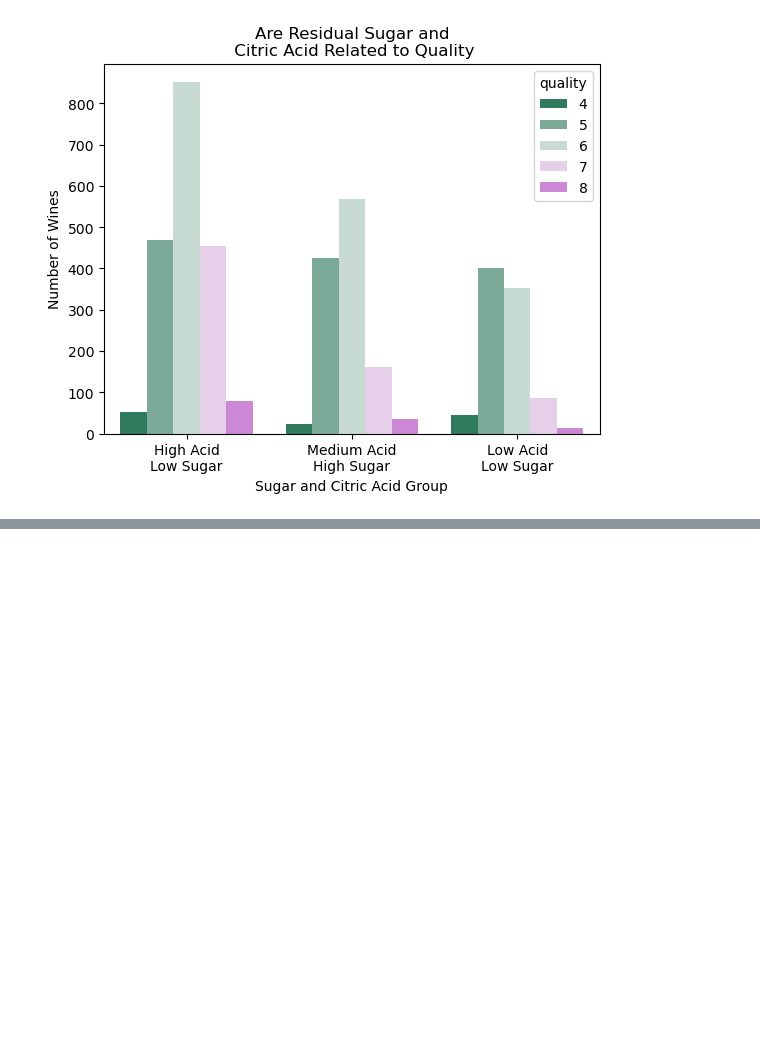
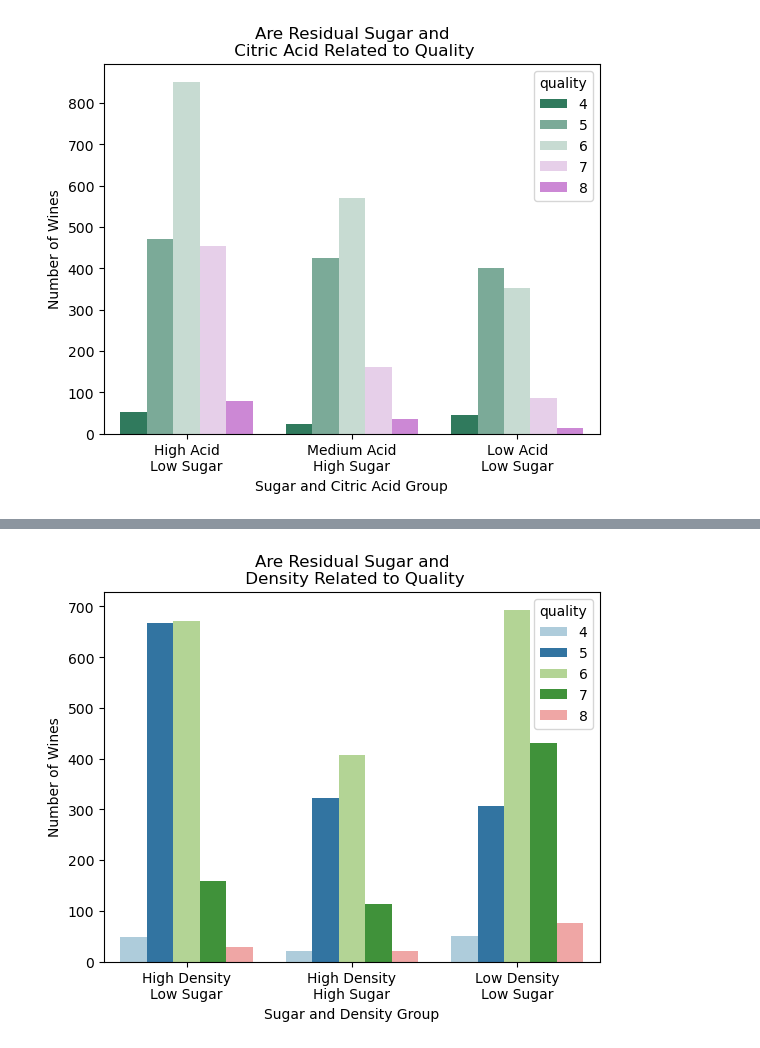
Before and after one commit to Mags-and-Smitty-Clustering-Project/group, a Jupyter notebook: Smitty_working_notebook.ipynb, the cells around one changed output, grey strips where cells are left out. Drawn from its saved outputs; the diff is of its cells as text; code cells hidden in the pictures; blank space fills up the shorter version.

```diff
--- a/Smitty_working_notebook.ipynb
+++ b/Smitty_working_notebook.ipynb
@@ -411,2 +499,14 @@ p     = 0.0000
+# %%
+#plotting Sugar and Density feature against quality
+
+sns.countplot(train_scaled['sugar_dens'], hue = train_scaled.quality, palette = "Paired")
+plt.ylabel('Number of Wines')
+plt.xlabel('Sugar and Density Group')
+plt.title('Are Residual Sugar and\n Density Related to Quality')
+labels = ['High Density\nLow Sugar', 'High Density\nHigh Sugar', 'Low Density\nLow Sugar']
+plt.xticks(ticks = (0, 1, 2), labels = labels)
+plt.show()
+# %% [output]
+[figure, added]
 # %% [markdown]
 **Hypotheses :**
```
Also changed, not shown: parts of 25 cells of this notebook.
